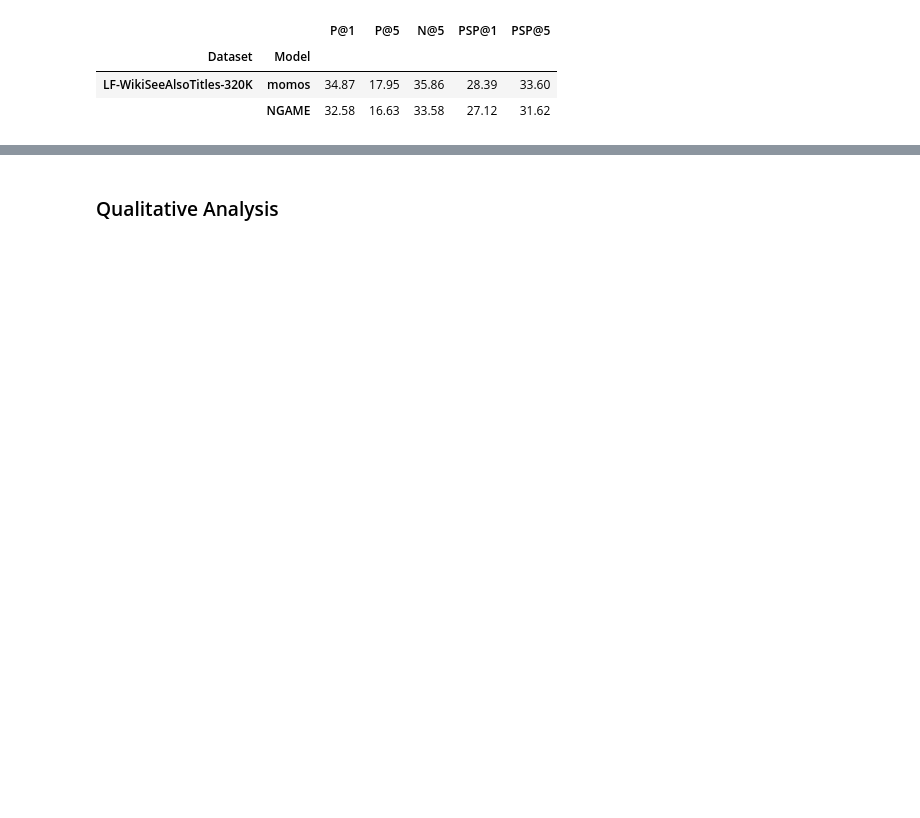
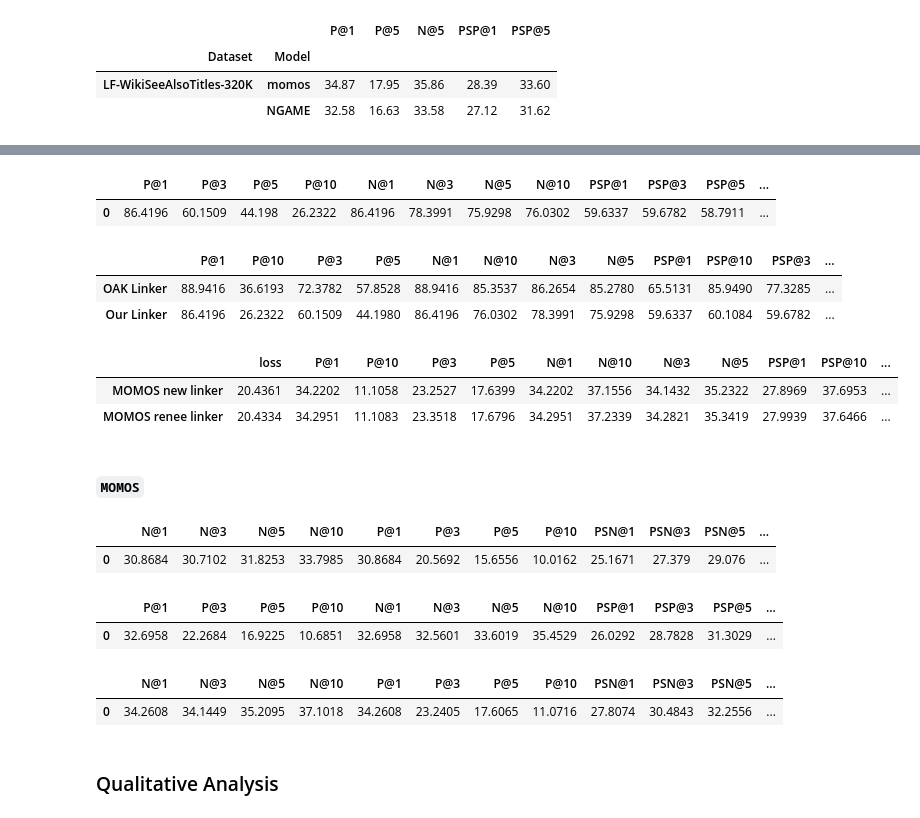
Before and after one commit to suchith720/medic, a Jupyter notebook: nbs/21_experiment-summary.ipynb, the cells around one changed output, grey strips where cells are left out. Saved outputs shown, nothing was run; the diff lists cells and outputs as text; code cells hidden in the pictures; blank space fills up the shorter version.

```diff
--- a/nbs/21_experiment-summary.ipynb
+++ b/nbs/21_experiment-summary.ipynb
@@ -322,3 +385,56 @@ display_results(metric, index)
+# %%
+# New linker trained with distillation
+# 23_ngame-linker-for-wikiseealsotitles-005
+m = {'test_P@1': 0.8641964442879775, 'test_P@10': 0.2623216300529071, 'test_P@3': 0.6015093933100634, 'test_P@5': 0.44198031401867777, 'test_N@1': 0.8641964197158813, 'test_N@10': 0.7603024244308472, 'test_N@3': 0.7839914560317993, 'test_N@5': 0.7592983245849609, 'test_PSP@1': 0.5963366050986504, 'test_PSP@10': 0.6010842175233736, 'test_PSP@3': 0.5967820320477192, 'test_PSP@5': 0.5879113702207276, 'test_PSN@1': 0.5963366031646729, 'test_PSN@10': 0.6915479302406311, 'test_PSN@3': 0.6282311081886292, 'test_PSN@5': 0.6523230075836182, 'test_R@200': 0.8800618741080505, 'test_R@10': 0.7467741136365903, 'test_R@100': 0.8608030019322284, 'test_runtime': 220.1044, 'test_samples_per_second': 3148.879, 'test_steps_per_second': 1.972}
+display_metric(m)
+
+# Comparision
+metrics = [{'P@1': 0.889415682415645, 'P@10': 0.36619317771985593, 'P@3': 0.7237820825439242, 'P@5': 0.5785275046826103, 'N@1': 0.8894157, 'N@10': 0.853537, 'N@3': 0.86265427, 'N@5': 0.85278, 'PSP@1': 0.655130884446039, 'PSP@10': 0.8594903419789359, 'PSP@3': 0.7732849090613231, 'PSP@5': 0.8153301442406827, 'PSN@1': 0.65513086, 'PSN@10': 0.82323587, 'PSN@3': 0.75117874, 'PSN@5': 0.7888541, 'R@200': 0.8932376452161794, 'R@10': 0.8446453160626738, 'R@100': 0.8932376452161794},
+           {'P@1': 0.8641964442879775, 'P@10': 0.2623216300529071, 'P@3': 0.6015093933100634, 'P@5': 0.44198031401867777, 'N@1': 0.8641964197158813, 'N@10': 0.7603024244308472, 'N@3': 0.7839914560317993, 'N@5': 0.7592983245849609, 'PSP@1': 0.5963366050986504, 'PSP@10': 0.6010842175233736, 'PSP@3': 0.5967820320477192, 'PSP@5': 0.5879113702207276, 'PSN@1': 0.5963366031646729, 'PSN@10': 0.6915479302406311, 'PSN@3': 0.6282311081886292, 'PSN@5': 0.6523230075836182, 'R@200': 0.8800618741080505, 'R@10': 0.7467741136365903, 'R@100': 0.8608030019322284}]
+
+display_results(metrics, index=['OAK Linker', 'Our Linker'], scale=100)
+# %% [output]
+|  | P@1 | P@3 | P@5 | P@10 | N@1 | N@3 | N@5 | N@10 | PSP@1 | PSP@3 | PSP@5 | ... |
+| 0 | 86.4196 | 60.1509 | 44.198 | 26.2322 | 86.4196 | 78.3991 | 75.9298 | 76.0302 | 59.6337 | 59.6782 | 58.7911 | ... |
+|  | P@1 | P@10 | P@3 | P@5 | N@1 | N@10 | N@3 | N@5 | PSP@1 | PSP@10 | PSP@3 | ... |
+| OAK Linker | 88.9416 | 36.6193 | 72.3782 | 57.8528 | 88.9416 | 85.3537 | 86.2654 | 85.2780 | 65.5131 | 85.9490 | 77.3285 | ... |
+| Our Linker | 86.4196 | 26.2322 | 60.1509 | 44.1980 | 86.4196 | 76.0302 | 78.3991 | 75.9298 | 59.6337 | 60.1084 | 59.6782 | ... |
+# %%
+# inference of MOMOS trained with the old renee linker
+metrics = [{'test_loss': 0.2043614387512207, 'test_P@1': 0.34220206743092135, 'test_P@10': 0.1110582204320963, 'test_P@3': 0.23252682871871455, 'test_P@5': 0.17639861420179906, 'test_N@1': 0.3422020673751831, 'test_N@10': 0.3715559244155884, 'test_N@3': 0.3414316773414612, 'test_N@5': 0.3523217737674713, 'test_PSP@1': 0.27896923450071315, 'test_PSP@10': 0.37695292566712124, 'test_PSP@3': 0.30651840978857203, 'test_PSP@5': 0.3313276872945231, 'test_PSN@1': 0.2789692282676697, 'test_PSN@10': 0.3463619649410248, 'test_PSN@3': 0.3059273362159729, 'test_PSN@5': 0.32387575507164, 'test_R@200': 0.5836970283971985, 'test_R@10': 0.4203938894730459, 'test_R@100': 0.5562429263402626, 'test_runtime': 260.3641, 'test_samples_per_second': 681.795, 'test_steps_per_second': 0.426},
+           {'test_loss': 0.20433445274829865, 'test_P@1': 0.3429512998901501, 'test_P@10': 0.11108300706984563, 'test_P@3': 0.23351829422867218, 'test_P@5': 0.17679632707113338, 'test_N@1': 0.34295129776000977, 'test_N@10': 0.37233859300613403, 'test_N@3': 0.3428209722042084, 'test_N@5': 0.35341933369636536, 'test_PSP@1': 0.27993850226241385, 'test_PSP@10': 0.376466313139454, 'test_PSP@3': 0.30754761672224956, 'test_PSP@5': 0.3316568403739362, 'test_PSN@1': 0.2799384891986847, 'test_PSN@10': 0.34672781825065613, 'test_PSN@3': 0.30699291825294495, 'test_PSN@5': 0.3245813846588135, 'test_R@200': 0.5835736040171667, 'test_R@10': 0.4208163969078128, 'test_R@100': 0.5554816765045649, 'test_runtime': 280.87, 'test_samples_per_second': 632.018, 'test_steps_per_second': 0.395}]
+
+display_results(metrics, index=['MOMOS new linker', 'MOMOS renee linker'], scale=100, remove_prefix=True)
+# %% [output]
+|  | loss | P@1 | P@10 | P@3 | P@5 | N@1 | N@10 | N@3 | N@5 | PSP@1 | PSP@10 | ... |
+| MOMOS new linker | 20.4361 | 34.2202 | 11.1058 | 23.2527 | 17.6399 | 34.2202 | 37.1556 | 34.1432 | 35.2322 | 27.8969 | 37.6953 | ... |
+| MOMOS renee linker | 20.4334 | 34.2951 | 11.1083 | 23.3518 | 17.6796 | 34.2951 | 37.2339 | 34.2821 | 35.3419 | 27.9939 | 37.6466 | ... |
+# %% [markdown]
+#### `MOMOS`
+# %%
+# MOMOS trained with label free parameters
+m = {'eval_N@1': 0.3086837828159332, 'eval_N@10': 0.33798518776893616, 'eval_N@3': 0.3071019947528839, 'eval_N@5': 0.31825312972068787, 'eval_P@1': 0.3086837732022646, 'eval_P@10': 0.10016223981078562, 'eval_P@3': 0.20569153780427488, 'eval_P@5': 0.15655578401842182, 'eval_PSN@1': 0.2516709268093109, 'eval_PSN@10': 0.3130783438682556, 'eval_PSN@3': 0.27379006147384644, 'eval_PSN@5': 0.2907603979110718, 'eval_PSP@1': 0.2516709234622292, 'eval_PSP@10': 0.33748429957414766, 'eval_PSP@3': 0.27001984009723096, 'eval_PSP@5': 0.29216956958822926, 'eval_R@10': 0.38765314563420117, 'eval_R@100': 0.5312112641908774, 'eval_R@200': 0.5601648397796074}
+display_metric(m)
+# %% [output]
+|  | N@1 | N@3 | N@5 | N@10 | P@1 | P@3 | P@5 | P@10 | PSN@1 | PSN@3 | PSN@5 | ... |
+| 0 | 30.8684 | 30.7102 | 31.8253 | 33.7985 | 30.8684 | 20.5692 | 15.6556 | 10.0162 | 25.1671 | 27.379 | 29.076 | ... |
+# %%
+# MOMOS trained with only the distillation loss
+m = {'test_loss': 0.244585320353508, 'test_P@1': 0.32695828521533393, 'test_P@10': 0.10685125200690773, 'test_P@3': 0.22268352909143516, 'test_P@5': 0.16922513590417926, 'test_N@1': 0.3269582986831665, 'test_N@10': 0.35452887415885925, 'test_N@3': 0.3256007134914398, 'test_N@5': 0.3360194265842438, 'test_PSP@1': 0.26029174301672003, 'test_PSP@10': 0.35887802357311965, 'test_PSP@3': 0.2878276998261999, 'test_PSP@5': 0.3130290098640511, 'test_PSN@1': 0.2602917551994324, 'test_PSN@10': 0.3260513246059418, 'test_PSN@3': 0.28627878427505493, 'test_PSN@5': 0.3039938509464264, 'test_R@200': 0.5496826728803664, 'test_R@10': 0.40189315629719036, 'test_R@100': 0.525948614535817, 'test_runtime': 246.8328, 'test_samples_per_second': 719.171, 'test_steps_per_second': 0.45}
+display_metric(m)
+# %% [output]
+|  | P@1 | P@3 | P@5 | P@10 | N@1 | N@3 | N@5 | N@10 | PSP@1 | PSP@3 | PSP@5 | ... |
+| 0 | 32.6958 | 22.2684 | 16.9225 | 10.6851 | 32.6958 | 32.5601 | 33.6019 | 35.4529 | 26.0292 | 28.7828 | 31.3029 | ... |
+# %%
+# MOMOS with curriculum learning
+# for first 10 epochs model trained on ground truth
+# 10-50 epochs with mixture of ground truth and linker
+# after 50 solely on linker predictions
+m = {'eval_N@1': 0.34260767698287964, 'eval_N@10': 0.3710184395313263, 'eval_N@3': 0.34144872426986694, 'eval_N@5': 0.352095365524292, 'eval_P@1': 0.3426076669577219, 'eval_P@10': 0.11071627749769722, 'eval_P@3': 0.23240477330555334, 'eval_P@5': 0.17606512125753881, 'eval_PSN@1': 0.2780739665031433, 'eval_PSN@10': 0.3449312448501587, 'eval_PSN@3': 0.3048427104949951, 'eval_PSN@5': 0.32255592942237854, 'eval_PSP@1': 0.27807398600919436, 'eval_PSP@10': 0.3753249551006196, 'eval_PSP@3': 0.30533764541164254, 'eval_PSP@5': 0.3297364349546069, 'eval_R@10': 0.41913106370655095, 'eval_R@100': 0.5558299901356762, 'eval_R@200': 0.5835159286261691, 'eval_loss': 0.14285016059875488, 'eval_runtime': 239.7765, 'eval_samples_per_second': 740.335, 'eval_steps_per_second': 0.463}
+display_metric(m)
+# %% [output]
+|  | N@1 | N@3 | N@5 | N@10 | P@1 | P@3 | P@5 | P@10 | PSN@1 | PSN@3 | PSN@5 | ... |
+| 0 | 34.2608 | 34.1449 | 35.2095 | 37.1018 | 34.2608 | 23.2405 | 17.6065 | 11.0716 | 27.8074 | 30.4843 | 32.2556 | ... |
 # %% [markdown]
 ### Qualitative Analysis
 # %%
```
Also changed, not shown: parts of 15 cells of this notebook, 3 other files.
